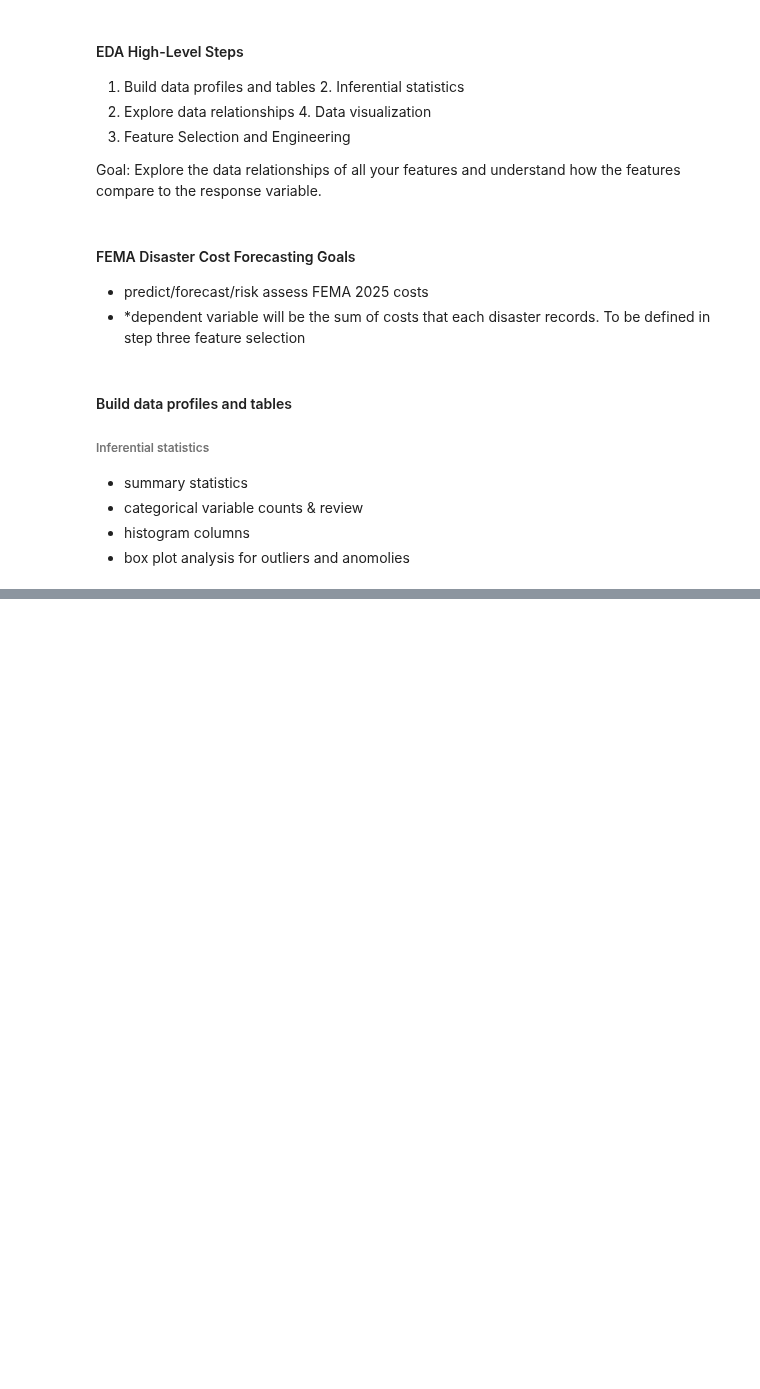
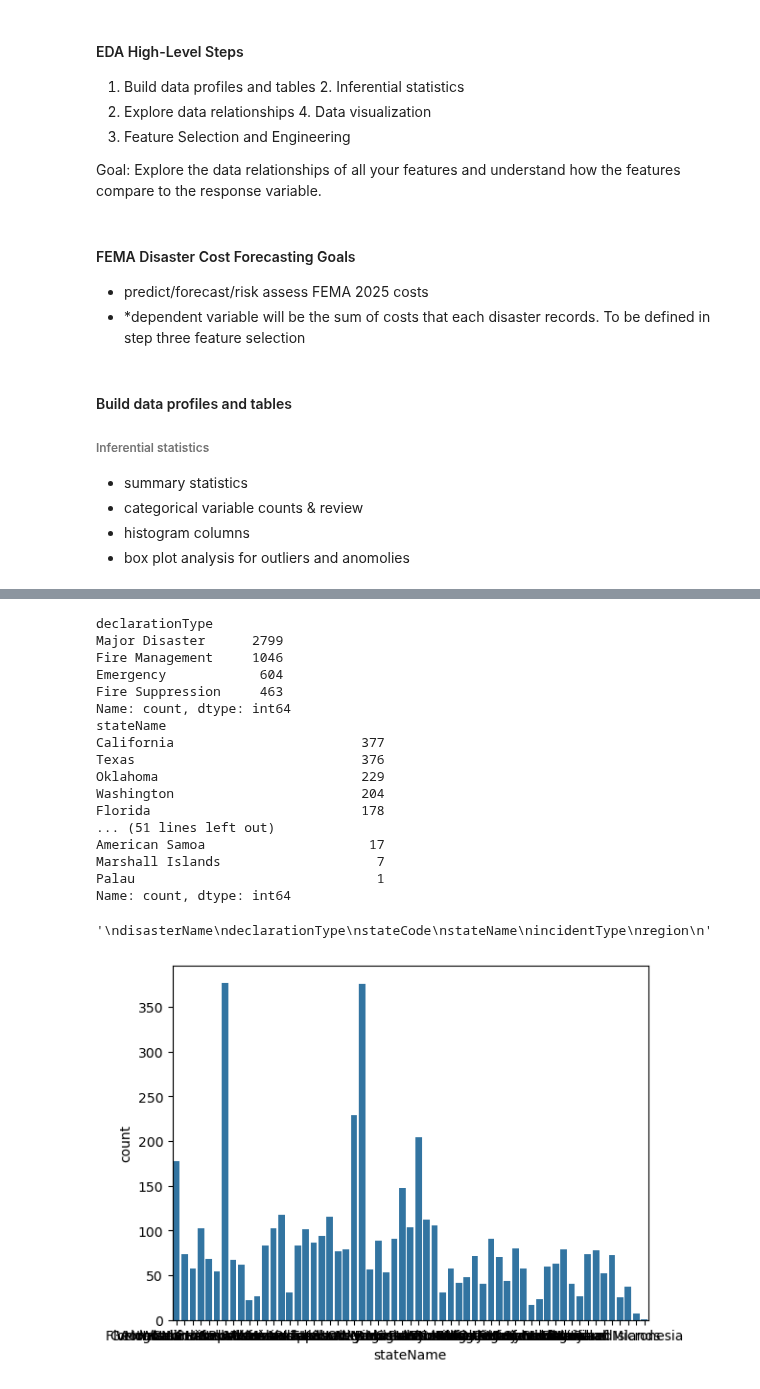
Before and after one commit to mdgarber/FEMADisasterCostForecasting, a Jupyter notebook: femadisastercostforecasting/notebooks/FEMA-EDA.ipynb, the cells around one changed output, grey strips where cells are left out. Saved outputs shown, nothing was run; the diff lists cells and outputs as text; code cells hidden in the pictures; blank space fills up the shorter version.

Commit message:
data profiling + tables

```diff
--- a/femadisastercostforecasting/notebooks/FEMA-EDA.ipynb
+++ b/femadisastercostforecasting/notebooks/FEMA-EDA.ipynb
@@ -34,0 +53,46 @@ femaDataClean
+# %%
+#categorical variable anaylsis
+#print(femaDataClean.disasterName.value_counts())
+print(femaDataClean.declarationType.value_counts())
+#print(femaDataClean.stateCode.value_counts())
+print(femaDataClean.stateName.value_counts())
+#print(femaDataClean.declarationType.value_counts())
+
+sns.countplot(data = femaDataClean, x = 'stateName')
+
+'''
+disasterName
+declarationType
+stateCode
+stateName
+incidentType
+region
+'''
+
+
+#select categorical variables only
+##df_cat = dataset.select_dtypes(include = 'object').copy()
+#get counts of each variable value
+##df_cat.ColumnName.value_counts()
+#count plot for one variable
+##sns.countplot(data = df_cat, x = 'ColumnName')
+# %% [output]
+declarationType
+Major Disaster      2799
+Fire Management     1046
+Emergency            604
+Fire Suppression     463
+Name: count, dtype: int64
+stateName
+California                        377
+Texas                             376
+Oklahoma                          229
+Washington                        204
+Florida                           178
+... (51 lines left out)
+American Samoa                     17
+Marshall Islands                    7
+Palau                               1
+Name: count, dtype: int64
+'\ndisasterName\ndeclarationType\nstateCode\nstateName\nincidentType\nregion\n'
+[figure, added]
```
Also changed, not shown: parts of 5 cells of this notebook.
